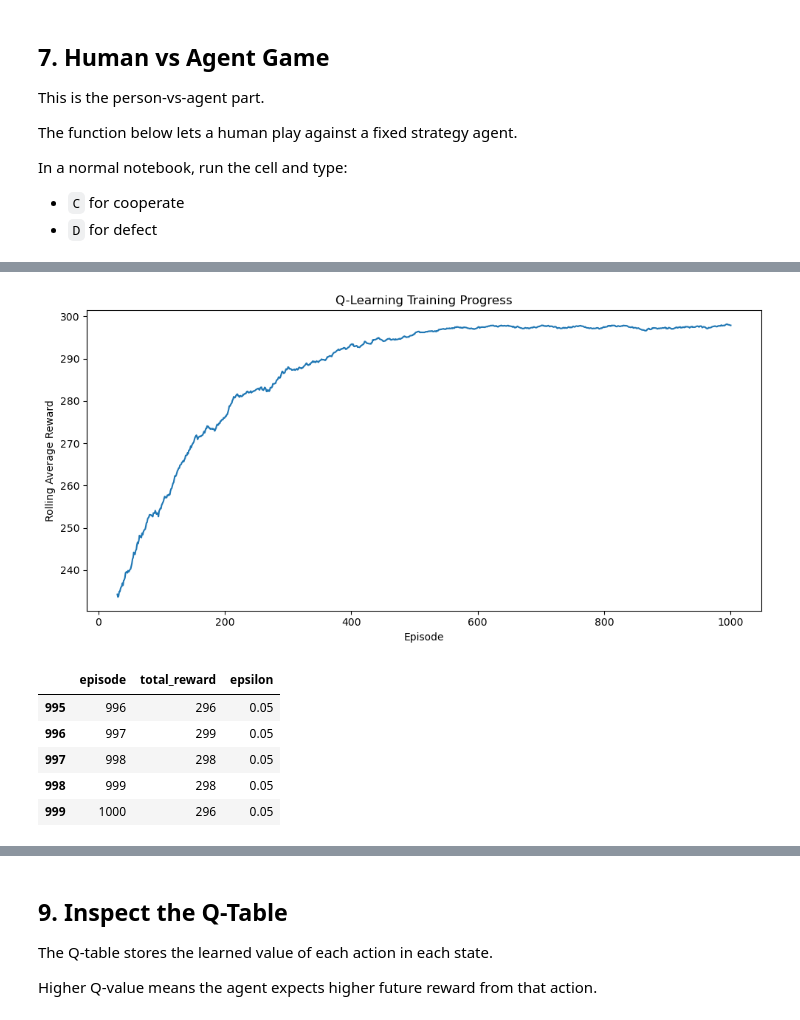
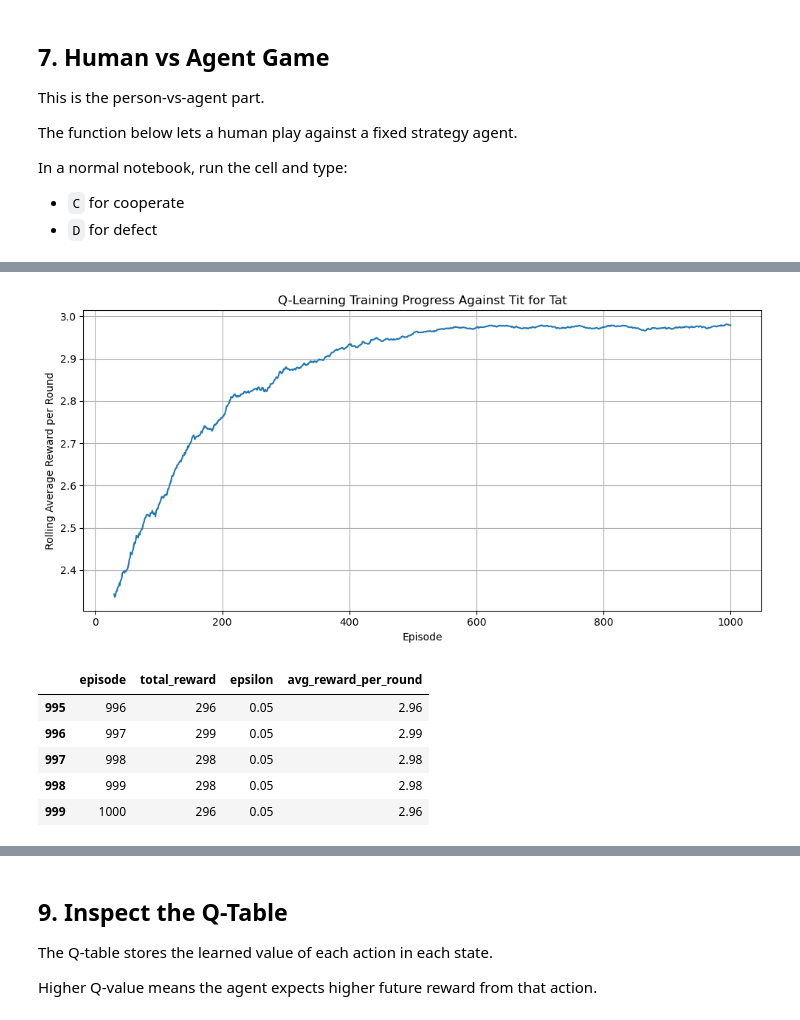
Before and after one commit to ElvinNasirov/trust-duel-rl-game, a Jupyter notebook: notebooks/01_trust_duel_game.ipynb, the cells around one changed output, grey strips where cells are left out. Saved outputs shown, nothing was run; the diff lists cells and outputs as text; code cells hidden in the pictures.

```diff
--- a/notebooks/01_trust_duel_game.ipynb
+++ b/notebooks/01_trust_duel_game.ipynb
@@ -54,6 +54,12 @@ from src.q_agent import (
 
 FIGURES_DIR = PROJECT_ROOT / "reports" / "figures"
 FIGURES_DIR.mkdir(parents=True, exist_ok=True)
+
+pd.set_option("display.max_colwidth", 120)
+pd.set_option("display.max_rows", 50)
+
+plt.rcParams["figure.figsize"] = (10, 5)
+plt.rcParams["axes.grid"] = True
 # %% [markdown]
 ## 2. Game Rules and Payoff Matrix
 
@@ -294,5 +515,7 @@ agent, training_log = train_q_agent(
     seed=42,
 )
 
+training_log["avg_reward_per_round"] = training_log["total_reward"] / 100
+
 training_log.head()
 # %% [output]
@@ -305,21 +571,24 @@ training_log.head()
 # %%
 plt.figure(figsize=(10, 5))
-plt.plot(training_log["episode"], training_log["total_reward"].rolling(30).mean())
-plt.title("Q-Learning Training Progress")
+plt.plot(
+    training_log["episode"],
+    training_log["avg_reward_per_round"].rolling(30).mean(),
+)
+plt.title("Q-Learning Training Progress Against Tit for Tat")
 plt.xlabel("Episode")
-plt.ylabel("Rolling Average Reward")
+plt.ylabel("Rolling Average Reward per Round")
 plt.tight_layout()
 
 training_path = FIGURES_DIR / "q_learning_training_progress.png"
 plt.savefig(training_path, dpi=150)
 plt.show()
 
 training_log.tail()
 # %% [output]
-[figure, old version]
+[figure, new version]
-|  | episode | total_reward | epsilon |
-| 995 | 996 | 296 | 0.05 |
-| 996 | 997 | 299 | 0.05 |
-| 997 | 998 | 298 | 0.05 |
-| 998 | 999 | 298 | 0.05 |
-| 999 | 1000 | 296 | 0.05 |
+|  | episode | total_reward | epsilon | avg_reward_per_round |
+| 995 | 996 | 296 | 0.05 | 2.96 |
+| 996 | 997 | 299 | 0.05 | 2.99 |
+| 997 | 998 | 298 | 0.05 | 2.98 |
+| 998 | 999 | 298 | 0.05 | 2.98 |
+| 999 | 1000 | 296 | 0.05 | 2.96 |
```
Also changed, not shown: parts of 40 cells of this notebook.
